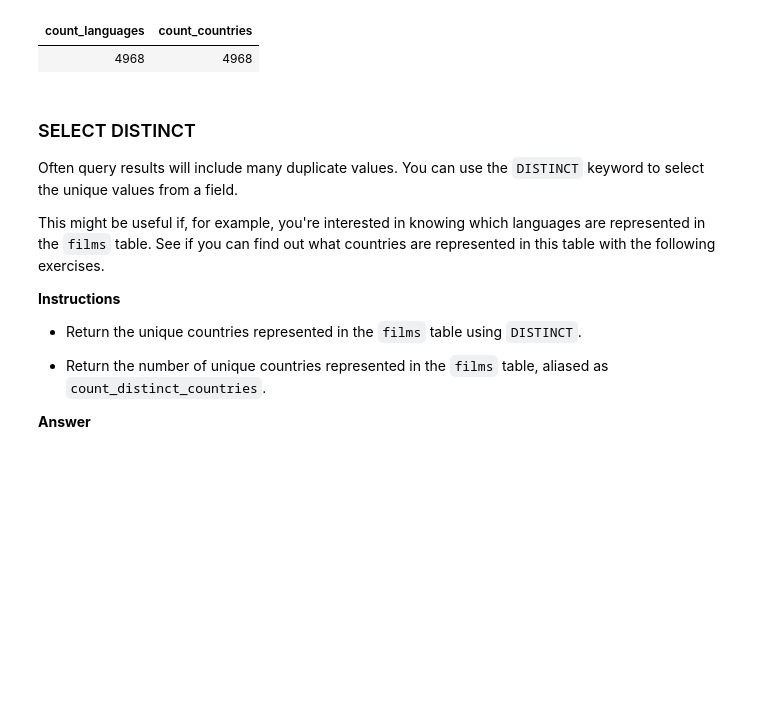
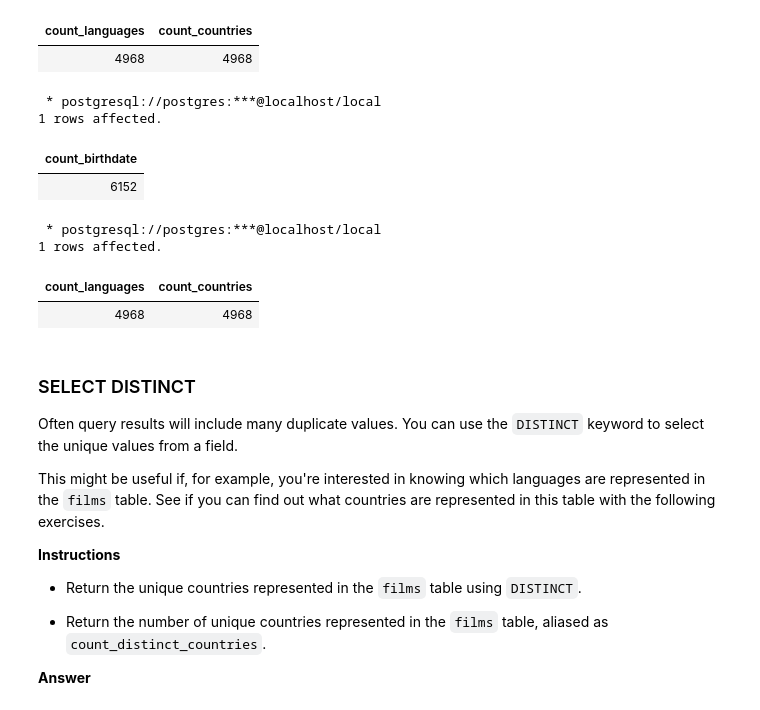
Before and after one commit to datttrian/intermediate-sql, a Jupyter notebook: notebook.ipynb, the cells around one changed output. Drawn from its saved outputs; the diff is of its cells as text; code cells hidden in the pictures; blank space fills up the shorter version.

```diff
--- a/notebook.ipynb
+++ b/notebook.ipynb
@@ -75,6 +78,26 @@ FROM films;
 1 rows affected.
 | count_languages | count_countries |
 | 4968 | 4968 |
+# %%
+%%sql
+-- Count the number of birthdates in the people table
+SELECT COUNT(birthdate) AS count_birthdate
+FROM people;
+# %% [output]
+ * postgresql://postgres:***@localhost/local
+1 rows affected.
+| count_birthdate |
+| 6152 |
+# %%
+%%sql
+-- Count the records for languages and countries represented in the films table
+SELECT COUNT(language) AS count_languages, COUNT(country) AS count_countries
+FROM films;
+# %% [output]
+ * postgresql://postgres:***@localhost/local
+1 rows affected.
+| count_languages | count_countries |
+| 4968 | 4968 |
 # %% [markdown]
 ### SELECT DISTINCT
 
```
Also changed, not shown: parts of 39 cells of this notebook, 1 other file.
